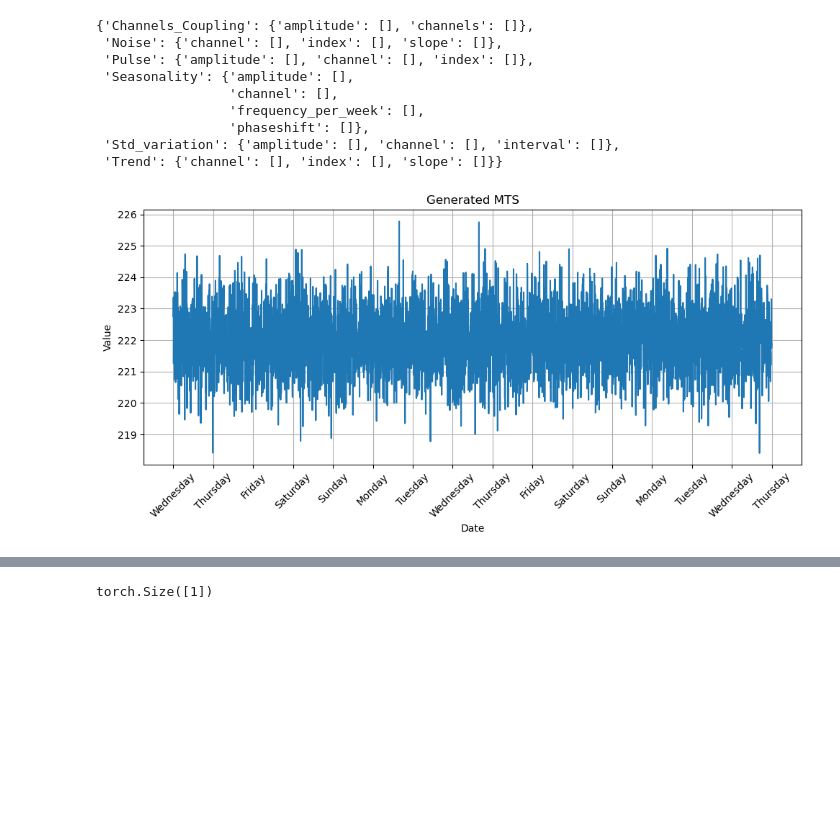
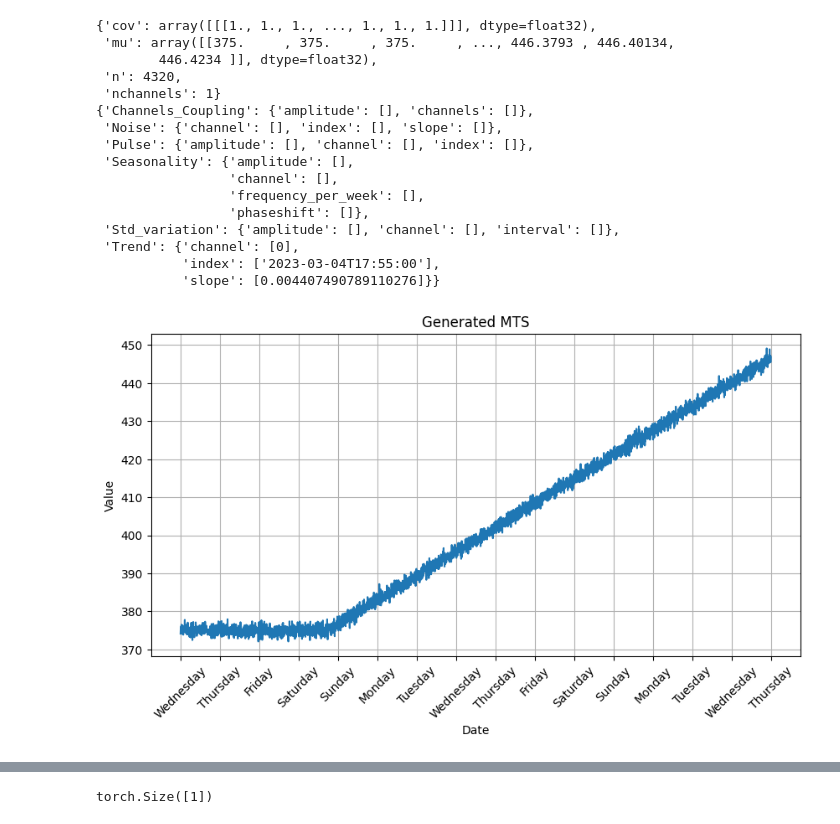
Before and after one commit to AnisKadri/VAE, a Jupyter notebook: Untitled3.ipynb, the cells around one changed output, grey strips where cells are left out. Saved outputs shown, nothing was run; the diff lists cells and outputs as text; code cells hidden in the pictures; blank space fills up the shorter version.

```diff
--- a/Untitled3.ipynb
+++ b/Untitled3.ipynb
@@ -657,7 +655,7 @@ class slidingWindow(Dataset):
             v = torch.sum(x/self.L, axis=1).unsqueeze(1)
 #             print(x.shape)
 #             print(v.unsqueeze(1).shape)
-            x = x#/v
+            x = x/v
             return (x, v)
 
     def __len__(self):
@@ -737,7 +735,7 @@ def train(model, train_loader, criterion, optimizer, device, epoch, VQ = True):
 ### Init Model
 n_channels = 1
 latent_dims = 7 # 6 # 17
-L= 32# 39 #32
+L= 60# 39 #32
 device = 'cuda' if torch.cuda.is_available() else 'cpu'
 
 # v = vae(n_channels, L, latent_dims)
@@ -748,9 +746,9 @@ v = Variational_Autoencoder(n_channels = n_channels,
                             v_decoder = LongShort_TCVAE_Decoder, #MST_VAE_Decoder,
                             L=L,
                             slope = 0,
-                            first_kernel = 15, #11, #20
-                            ß = 1.2,
-                            modified=True,
+                            first_kernel = 20, #11, #20
+                            ß = 1.5,
+                            modified=False,
                             reduction = True)
 # v = VQ_MST_VAE(n_channels = n_channels,
 #                             num_layers =  3,#4, #3
@@ -760,9 +758,9 @@ v = Variational_Autoencoder(n_channels = n_channels,
 #                             v_quantizer = VQ_Quantizer,
 #                             L=L,
 #                             slope = 0,
-#                             first_kernel = 15, #11, #20
+#                             first_kernel = 30, #11, #20
 #                             commit_loss = 2,
-#                             modified=True,
+#                             modified=False,
 #                             reduction = True) #10 5
 enc = MST_VAE_Encoder_dist(     n_channels,
                            num_layers = 3,
@@ -831,7 +1078,7 @@ effects = {
         "interval":40
         },
     "Trend": {
-        "occurances":0,
+        "occurances":1,
         "max_slope":0.005,
         "type":"linear"
         },
@@ -858,40 +1105,47 @@ effects = {
 
 X = Gen(periode, step, val, n_channels, effects)
 x, params, e_params = X.parameters()
-# pprint.pprint(params)
+pprint.pprint(params)
 pprint.pprint(e_params)
 X.show()
 x = torch.FloatTensor(x)
 
 # x = F.normalize(x, p=2, dim=1)
 n = x.shape[1]
 # L = 30
 
 train_ = x[:, :int(0.8*n)]
 val_   = x[:, int(0.8*n):int(0.9*n)]
 test_  = x[:, int(0.9*n):]
 
 train_data = DataLoader(slidingWindow(train_, L),
                         batch_size= 22,# 59, # 22
                         shuffle = False
                         )
 val_data = DataLoader(slidingWindow(val_, L),
                         batch_size=22,
                         shuffle = False
                         )
 test_data = DataLoader(slidingWindow(test_, L),
                         batch_size=22,
                         shuffle = False
                         )
 # %% [output]
+{'cov': array([[[1., 1., 1., ..., 1., 1., 1.]]], dtype=float32),
+ 'mu': array([[375.     , 375.     , 375.     , ..., 446.3793 , 446.40134,
+        446.4234 ]], dtype=float32),
+ 'n': 4320,
+ 'nchannels': 1}
 {'Channels_Coupling': {'amplitude': [], 'channels': []},
  'Noise': {'channel': [], 'index': [], 'slope': []},
  'Pulse': {'amplitude': [], 'channel': [], 'index': []},
  'Seasonality': {'amplitude': [],
                  'channel': [],
                  'frequency_per_week': [],
                  'phaseshift': []},
  'Std_variation': {'amplitude': [], 'channel': [], 'interval': []},
- 'Trend': {'channel': [], 'index': [], 'slope': []}}
+ 'Trend': {'channel': [0],
+           'index': ['2023-03-04T17:55:00'],
+           'slope': [0.004407490789110276]}}
-[figure, old version]
+[figure, new version]
 # %%
```
Also changed, not shown: parts of 14 cells of this notebook.
